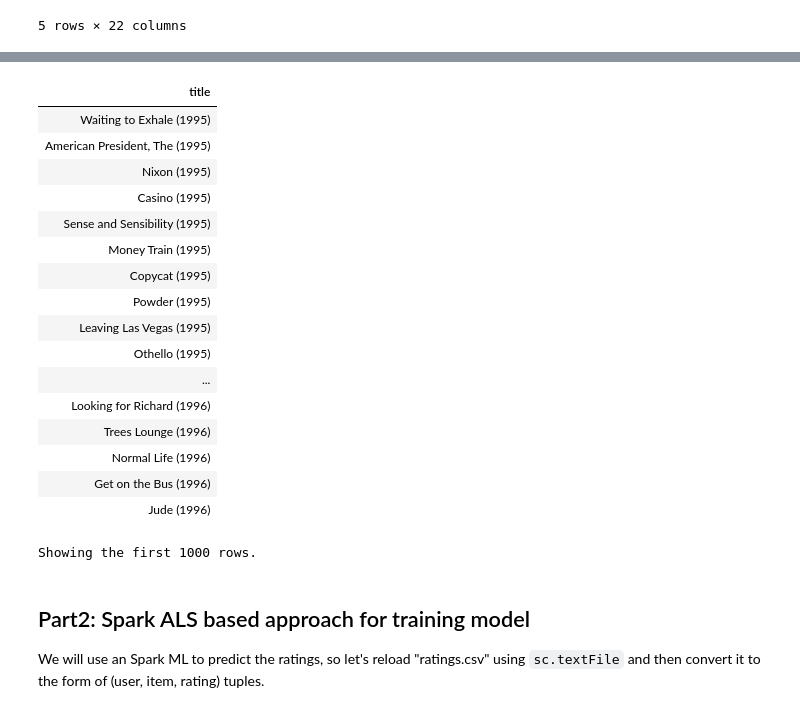
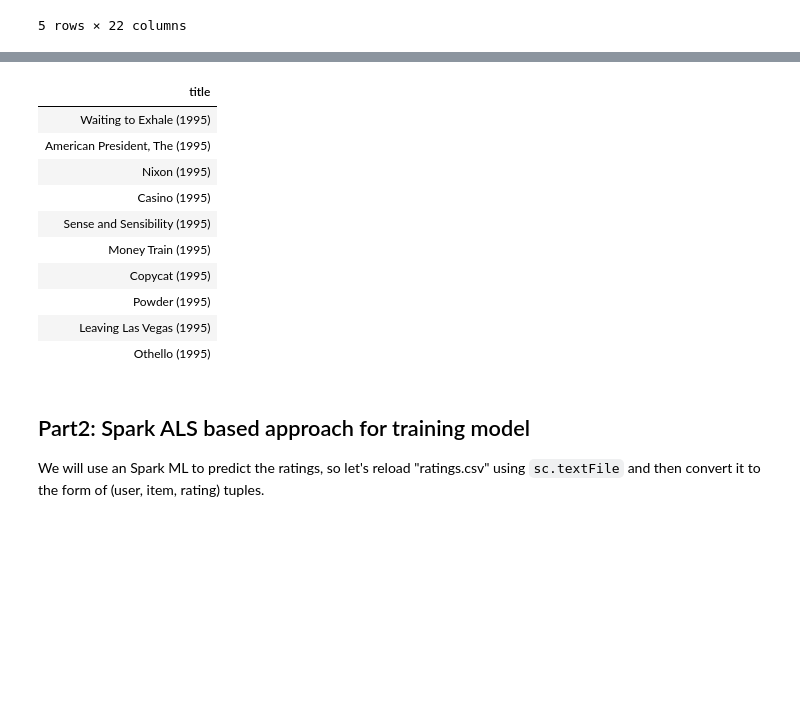
Before and after one commit to LiHantang/ALS_Recommendation_pyspark, a Jupyter notebook: ALS_Movie_Recommendation.ipynb, the cells around one changed output, grey strips where cells are left out. Cells and saved outputs as stored; diff of their text form; code cells hidden in the pictures; blank space fills up the shorter version.

```diff
--- a/ALS_Movie_Recommendation.ipynb
+++ b/ALS_Movie_Recommendation.ipynb
@@ -246,27 +234,21 @@ Showing the first 1000 rows.
 # %%
 %sql
 SELECT title
 FROM new_movies
 WHERE Drama = 1
+LIMIT 10
 # %% [output]
 | title |
 | Waiting to Exhale (1995) |
 | American President, The (1995) |
 | Nixon (1995) |
 | Casino (1995) |
 | Sense and Sensibility (1995) |
 | Money Train (1995) |
 | Copycat (1995) |
 | Powder (1995) |
 | Leaving Las Vegas (1995) |
 | Othello (1995) |
-| ... |
-| Looking for Richard (1996) |
-| Trees Lounge (1996) |
-| Normal Life (1996) |
-| Get on the Bus (1996) |
-| Jude (1996) |
-Showing the first 1000 rows.
 # %% [markdown]
 ## Part2: Spark ALS based approach for training model
 We will use an Spark ML to predict the ratings, so let's reload "ratings.csv" using ``sc.textFile`` and then convert it to the form of (user, item, rating) tuples.
```
Also changed, not shown: parts of 3 cells of this notebook.
